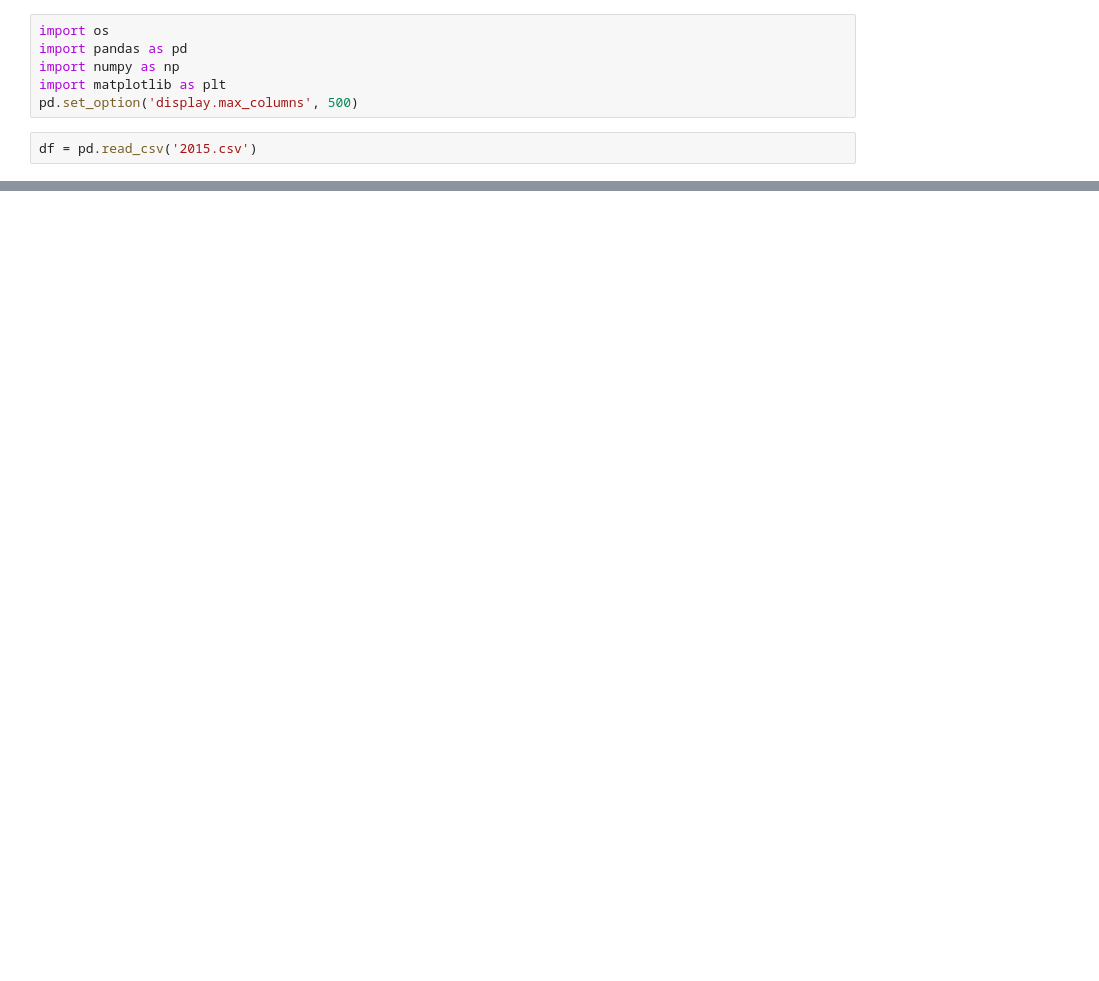
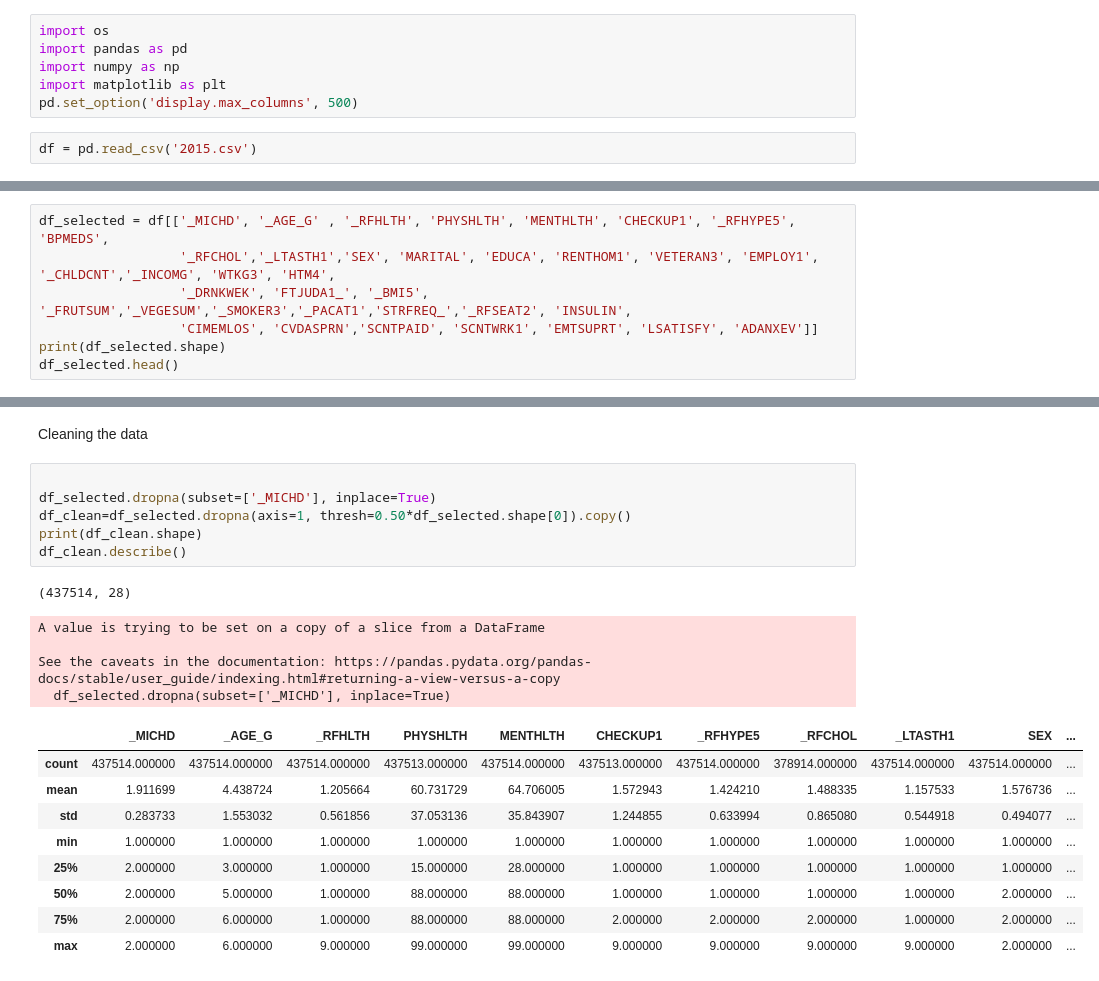
Before and after one commit to A-Refaie/DS_project, a Jupyter notebook: Heart_deasease_analysis.ipynb, the cells around one changed output, grey strips where cells are left out. Drawn from its saved outputs; the diff is of its cells as text; blank space fills up the shorter version.

Commit message:
Cleaned and Renamed Dataset

```diff
--- a/Heart_deasease_analysis.ipynb
+++ b/Heart_deasease_analysis.ipynb
@@ -20,0 +28,7 @@ df.head()
+# %%
+df_selected = df[['_MICHD', '_AGE_G' , '_RFHLTH', 'PHYSHLTH', 'MENTHLTH', 'CHECKUP1', '_RFHYPE5', 'BPMEDS',
+                  '_RFCHOL','_LTASTH1','SEX', 'MARITAL', 'EDUCA', 'RENTHOM1', 'VETERAN3', 'EMPLOY1', '_CHLDCNT','_INCOMG', 'WTKG3', 'HTM4',
+                  '_DRNKWEK', 'FTJUDA1_', '_BMI5', '_FRUTSUM','_VEGESUM','_SMOKER3','_PACAT1','STRFREQ_','_RFSEAT2', 'INSULIN',
+                  'CIMEMLOS', 'CVDASPRN','SCNTPAID', 'SCNTWRK1', 'EMTSUPRT', 'LSATISFY', 'ADANXEV']]
+print(df_selected.shape)
+df_selected.head()
@@ -20,0 +43,23 @@ df.head()
+# %% [markdown]
+Cleaning the data
+# %%
+
+df_selected.dropna(subset=['_MICHD'], inplace=True)
+df_clean=df_selected.dropna(axis=1, thresh=0.50*df_selected.shape[0]).copy()
+print(df_clean.shape)
+df_clean.describe()
+# %% [output]
+(437514, 28)
+A value is trying to be set on a copy of a slice from a DataFrame
+
+See the caveats in the documentation: https://pandas.pydata.org/pandas-docs/stable/user_guide/indexing.html#returning-a-view-versus-a-copy
+  df_selected.dropna(subset=['_MICHD'], inplace=True)
+|  | _MICHD | _AGE_G | _RFHLTH | PHYSHLTH | MENTHLTH | CHECKUP1 | _RFHYPE5 | _RFCHOL | _LTASTH1 | SEX | ... |
+| count | 437514.000000 | 437514.000000 | 437514.000000 | 437513.000000 | 437514.000000 | 437513.000000 | 437514.000000 | 378914.000000 | 437514.000000 | 437514.000000 | ... |
+| mean | 1.911699 | 4.438724 | 1.205664 | 60.731729 | 64.706005 | 1.572943 | 1.424210 | 1.488335 | 1.157533 | 1.576736 | ... |
+| std | 0.283733 | 1.553032 | 0.561856 | 37.053136 | 35.843907 | 1.244855 | 0.633994 | 0.865080 | 0.544918 | 0.494077 | ... |
+| min | 1.000000 | 1.000000 | 1.000000 | 1.000000 | 1.000000 | 1.000000 | 1.000000 | 1.000000 | 1.000000 | 1.000000 | ... |
+| 25% | 2.000000 | 3.000000 | 1.000000 | 15.000000 | 28.000000 | 1.000000 | 1.000000 | 1.000000 | 1.000000 | 1.000000 | ... |
+| 50% | 2.000000 | 5.000000 | 1.000000 | 88.000000 | 88.000000 | 1.000000 | 1.000000 | 1.000000 | 1.000000 | 2.000000 | ... |
+| 75% | 2.000000 | 6.000000 | 1.000000 | 88.000000 | 88.000000 | 2.000000 | 2.000000 | 2.000000 | 1.000000 | 2.000000 | ... |
+| max | 2.000000 | 6.000000 | 9.000000 | 99.000000 | 99.000000 | 9.000000 | 9.000000 | 9.000000 | 9.000000 | 2.000000 | ... |
```
Also changed, not shown: parts of 8 cells of this notebook.
